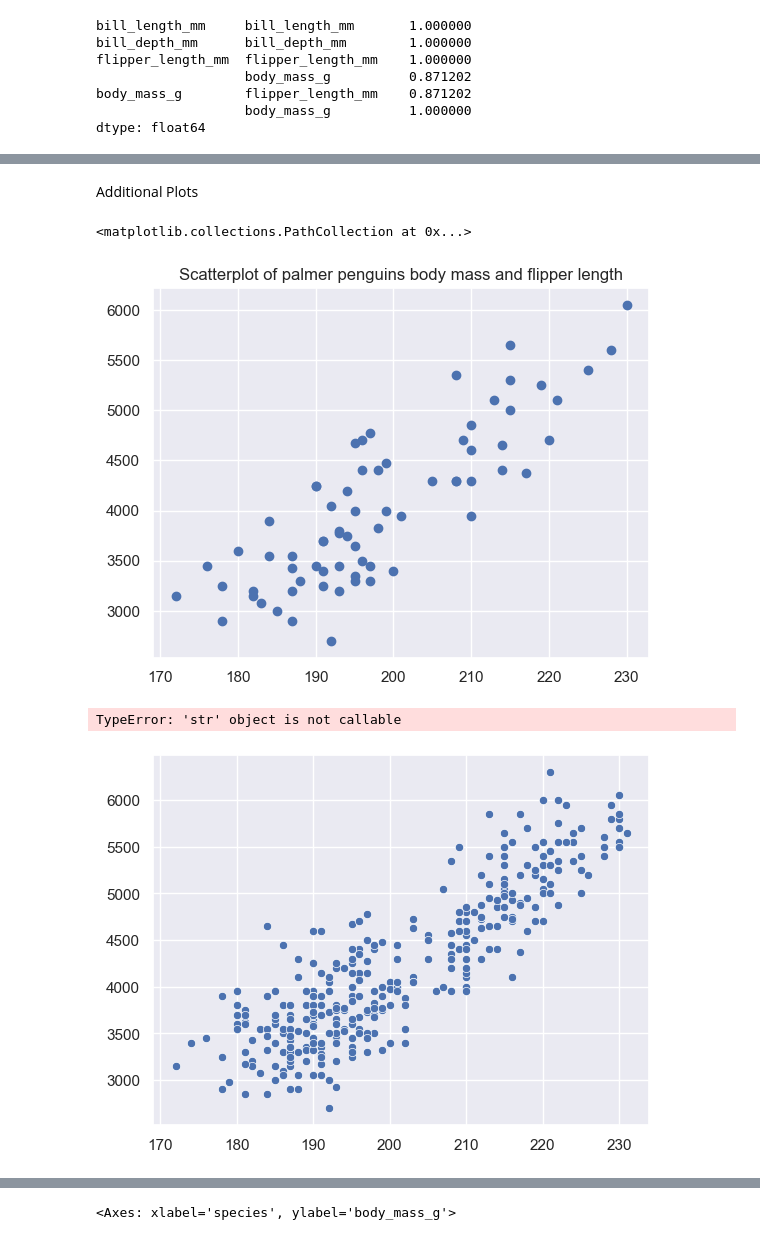
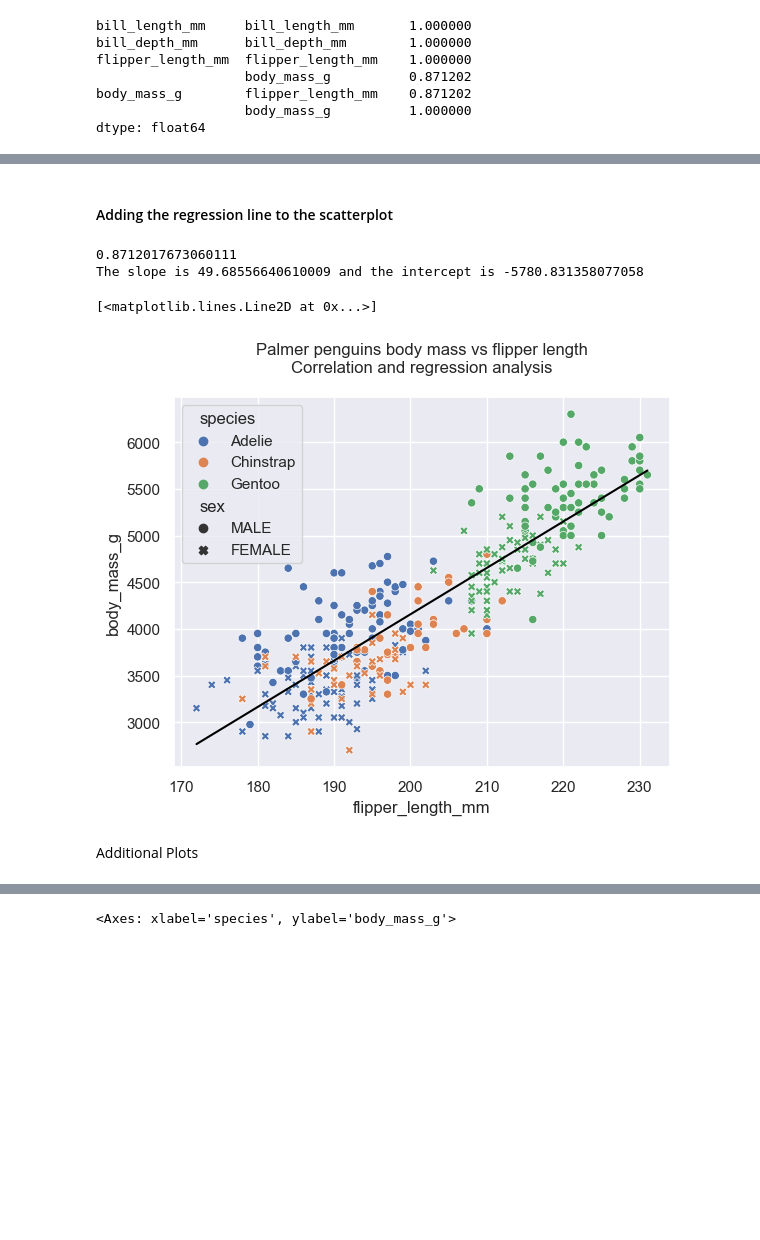
Before and after one commit to Gtalen/data-analytics, a Jupyter notebook: penguins.ipynb, the cells around one changed output, grey strips where cells are left out. Saved outputs shown, nothing was run; the diff lists cells and outputs as text; code cells hidden in the pictures; blank space fills up the shorter version.

```diff
--- a/penguins.ipynb
+++ b/penguins.ipynb
@@ -844,29 +778,38 @@ body_mass_g           1.000000
+# %% [markdown]
+#### Adding the regression line to the scatterplot
+# %%
+
+# creating the scatterplot of body mass vs flipper length
+sns.scatterplot(data=penguins, x='flipper_length_mm', y='body_mass_g', hue='species', style = 'sex')
+
+plt.title ('Palmer penguins body mass vs flipper length\nCorrelation and regression analysis\n')
+
+#calculating the correlation coefficient
+bm_fl_corr = penguins['flipper_length_mm'].corr(penguins['body_mass_g'])
+print (bm_fl_corr)
+
+#renaming the variables to shorter names
+flen = penguins['flipper_length_mm']
+bmass = penguins['body_mass_g']
+
+# calculating the slope(m) and intercept (c)
+m, c = np.polyfit(flen, bmass, deg=1) # deg = 1 for lin reg
+
+#show
+print (f'The slope is {m} and the intercept is {c}')
+
+#creating the best fit line for flength using its min and max values to gen 100 equally spaced values
+flen_values = np.linspace(min(flen), max(flen), 100)
+
+# generating the corresponding values for the body mass
+bmass_values = m * flen_values + c
+
+# plotting the best fit line for bodymass vs flipper length
+plt.plot(flen_values, bmass_values, color='black')
+# %% [output]
+0.8712017673060111
+The slope is 49.68556640610009 and the intercept is -5780.831358077058
+[<matplotlib.lines.Line2D at 0x...>]
+[figure, added]
 # %% [markdown]
 Additional Plots
-# %%
-#sns.scatterplot(data=sample_pengnumvar_corr, x='flipper_length_mm', y='body_mass_g', hue='species', style = 'sex')
-f_len = sample_pengnumvar['flipper_length_mm'].to_numpy()
-b_mass = sample_pengnumvar['body_mass_g'].to_numpy()
-plt.title ('Scatterplot of palmer penguins body mass and flipper length')
-plt.scatter(x=f_len, y=b_mass)
-# %% [output]
-<matplotlib.collections.PathCollection at 0x...>
-[figure, removed]
-# %%
-# Converting to numpy array
-fLen = penguins['flipper_length_mm'].to_numpy()
-bMass = penguins['body_mass_g'].to_numpy()
-
-# Creating the scatterplot of body mass vs flipper length
-sns.scatterplot(x=fLen, y=bMass)
-
-# Customizing labels
-plt.xlabel('Flipper Length mm')
-plt.ylabel('Body Mass (g)')
-plt.title('Scatterplot of Palmer Penguins Body Mass and Flipper Length')
-
-# Showing plot
-plt.show()
-# %% [output]
-TypeError: 'str' object is not callable
-[figure, removed]
```
Also changed, not shown: parts of 42 cells of this notebook.
